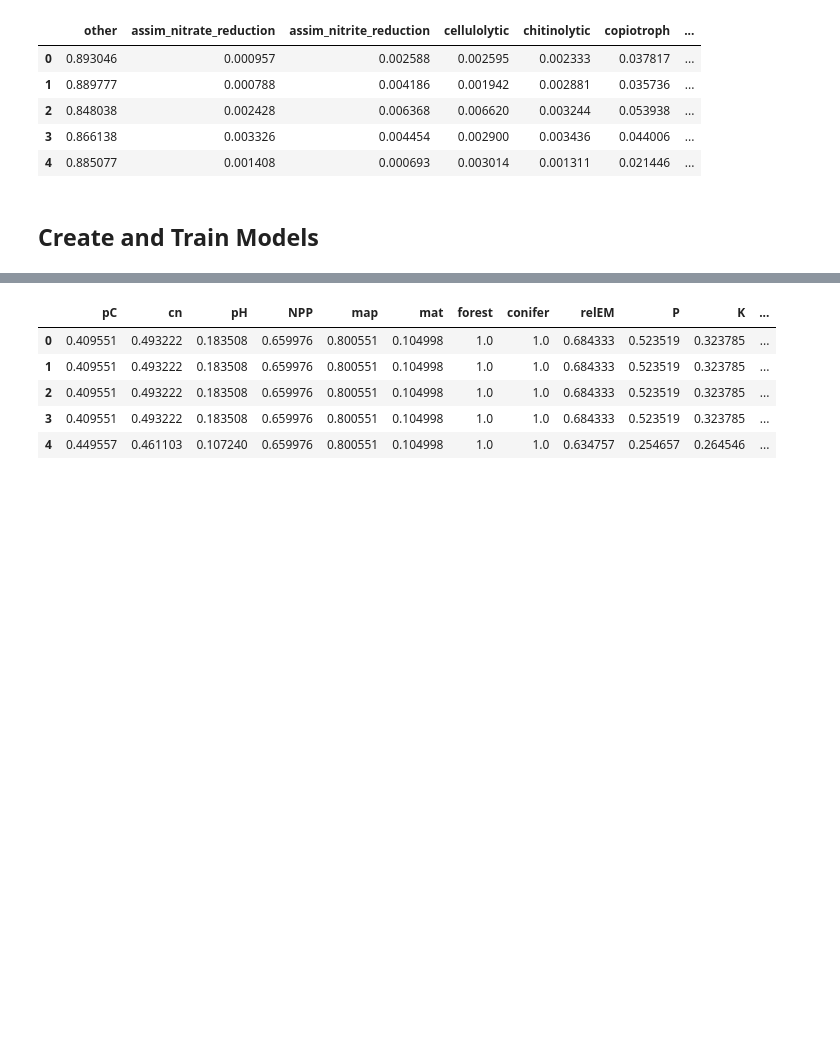
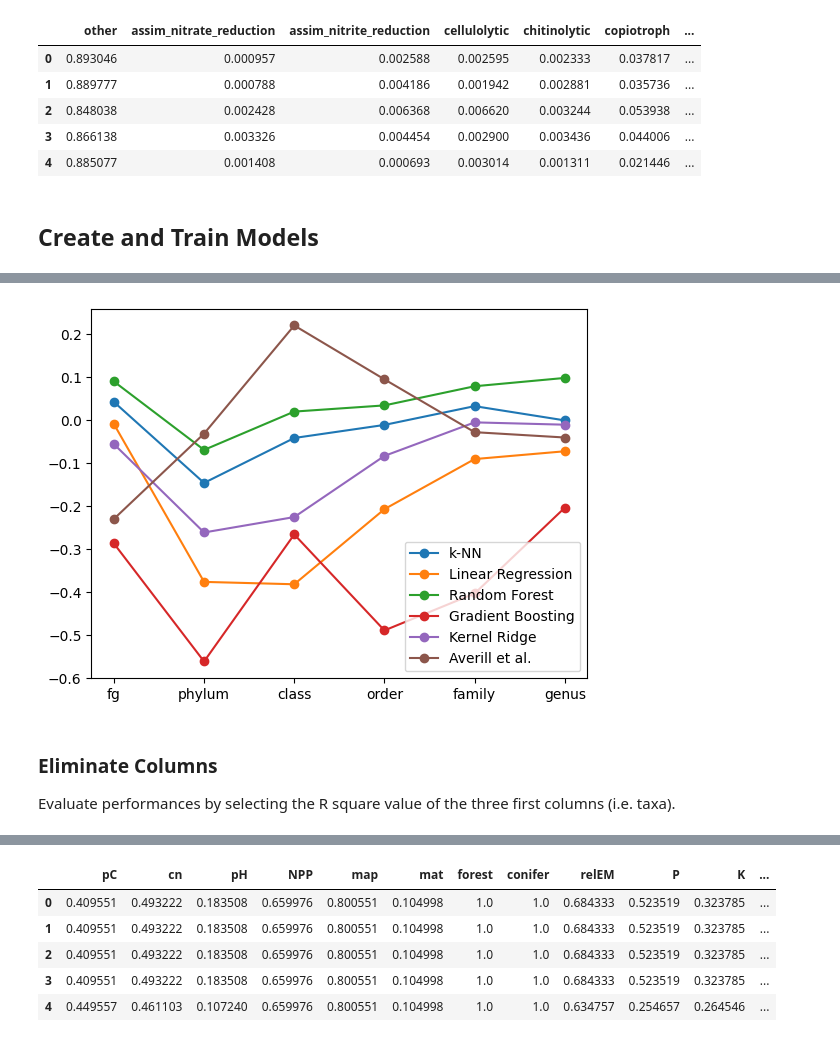
Before and after one commit to Vincent-Therrien/micropyome, a Jupyter notebook: demos/regressions.ipynb, the cells around one changed output, grey strips where cells are left out. Drawn from its saved outputs; the diff is of its cells as text; code cells hidden in the pictures; blank space fills up the shorter version.

```diff
--- a/demos/regressions.ipynb
+++ b/demos/regressions.ipynb
@@ -131,0 +162,11 @@ for level in regression.TAXONOMIC_LEVELS:
+# %%
+models = {
+    "k-NN": KNeighborsRegressor(20),
+    "Linear Regression": LinearRegression(),
+    "Decision Tree": DecisionTreeRegressor(),
+    "Random Forest": RandomForestRegressor(),
+    "Gradient Boosting": MultiOutputRegressor(GradientBoostingRegressor()),
+    "Kernel Ridge": KernelRidge()
+}
+# %%
+results = regression.train_evaluate_models_multiple_taxa(models, X, Y, "other", 0.01, 5)
@@ -131,0 +191,10 @@ for level in regression.TAXONOMIC_LEVELS:
+# %%
+published_results = []
+
+for level in regression.TAXONOMIC_LEVELS:
+    published_prediction = pd.read_csv(f"{DATASET_PATH}{level}/predicted.csv")
+    published_prediction = published_prediction.drop(published_prediction.columns[0], axis=1)
+    published_prediction = normalize_categories(published_prediction)
+    r2 = regression.r2_score_by_column(Y[level], published_prediction)
+    print(f"{level}: {r2}")
+    published_results.append(np.mean(r2))
@@ -131,0 +208,20 @@ for level in regression.TAXONOMIC_LEVELS:
+# %%
+x = list(range(len(regression.TAXONOMIC_LEVELS)))
+
+for model in models:
+    if model == "Decision Tree":
+        continue
+    y = [results[level][model] for level in regression.TAXONOMIC_LEVELS]
+    plt.plot(x, y, "-o", label=model)
+
+plt.plot(x, published_results, "-o", label="Averill et al.")
+plt.xticks(x, regression.TAXONOMIC_LEVELS)
+plt.legend()
+plt.show()
+# %% [output]
+[figure, added]
+# %% [markdown]
+### Eliminate Columns
+
+Evaluate performances by selecting the R square value of the three first
+columns (i.e. taxa).
```
Also changed, not shown: parts of 30 cells of this notebook, 1 other file.
